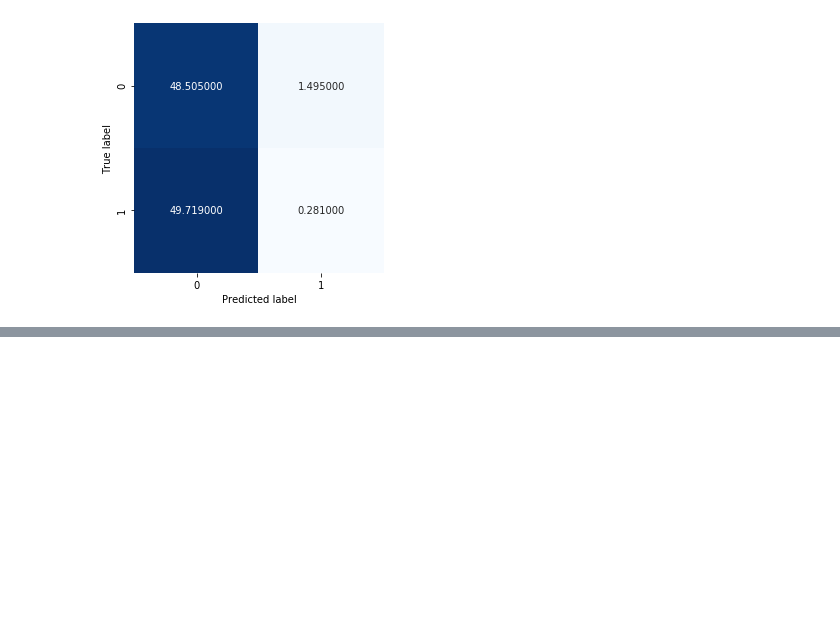
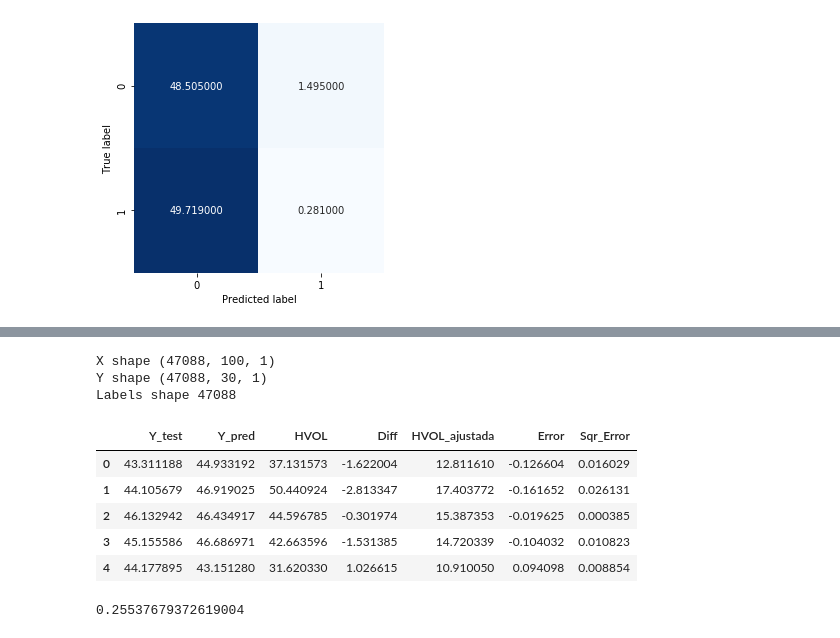
Before and after one commit to TFM-UAH/uah, a Jupyter notebook: ml/lstm/LSTM_Testing.ipynb, the cells around one changed output, grey strips where cells are left out. Saved outputs shown, nothing was run; the diff lists cells and outputs as text; code cells hidden in the pictures; blank space fills up the shorter version.

Commit message:
metrica LSTM

```diff
--- a/ml/lstm/LSTM_Testing.ipynb
+++ b/ml/lstm/LSTM_Testing.ipynb
@@ -258,0 +265,55 @@ plot_confusion_matrix(y_pred, y_test)
+# %%
+df_test = pd.read_feather("/home/benayas/datasets/lstm/test/test.feather")
+X = []
+y = []
+actual_labels = []
+for s, group in df_test.groupby('SYMBOL'):
+    X_t, y_t, labels = processData( group, look_back, forward_days, jump=num_periods, scale=False, label=True)
+    X = X + X_t
+    y = y + y_t
+    actual_labels = actual_labels + labels
+
+X_test = np.array(X)
+y_test = np.array(y)
+print('X shape {0}'.format(X_test.shape))
+print('Y shape {0}'.format(y_test.shape))
+print('Labels shape {0}'.format(len(actual_labels)))
+# %% [output]
+X shape (47088, 100, 1)
+Y shape (47088, 30, 1)
+Labels shape 47088
+# %%
+pred_values = []
+test_values = []
+hvol = []
+for i in tqdm(range(0,len(X_test))):
+    scl = MinMaxScaler()
+    scl.fit(X_test[i])
+    scl.fit(y_test[i])
+    d = scl.transform( X_test[i] )
+    y_pred = model.predict( d.reshape(1,d.shape[0],1) )
+    y_pred = y_pred.reshape(-1,1)
+    y_pred = scl.inverse_transform(y_pred.reshape(-1,1))
+    pred_values.append(y_pred[-1:][0])
+    test_values.append(y_test[i][-1:][0])
+    hvol.append(actual_labels[i]['HVOL'])
+# %%
+df_diferencias = pd.DataFrame({'Y_test':[x[0] for x in pred_values], 'Y_pred':[x[0] for x in test_values], 'HVOL':[x for x in hvol]})
+df_diferencias['Diff'] = df_diferencias['Y_test'] - df_diferencias['Y_pred'] # Diferencia en dolares
+df_diferencias['HVOL_ajustada'] = np.sqrt(forward_days) * df_diferencias['HVOL'] / np.sqrt(252) # Volatilidad anualizada ajustada a 30 dias
+df_diferencias['Error'] = df_diferencias['Diff'] / df_diferencias['HVOL_ajustada'] # Numero de volatilidades/desviaciones estándar de error
+df_diferencias['Sqr_Error'] = np.square(df_diferencias['Diff'] / df_diferencias['HVOL_ajustada']) # Cuadrado de los errores
+# %%
+df_diferencias.head()
+# %% [output]
+|  | Y_test | Y_pred | HVOL | Diff | HVOL_ajustada | Error | Sqr_Error |
+| 0 | 43.311188 | 44.933192 | 37.131573 | -1.622004 | 12.811610 | -0.126604 | 0.016029 |
+| 1 | 44.105679 | 46.919025 | 50.440924 | -2.813347 | 17.403772 | -0.161652 | 0.026131 |
+| 2 | 46.132942 | 46.434917 | 44.596785 | -0.301974 | 15.387353 | -0.019625 | 0.000385 |
+| 3 | 45.155586 | 46.686971 | 42.663596 | -1.531385 | 14.720339 | -0.104032 | 0.010823 |
+| 4 | 44.177895 | 43.151280 | 31.620330 | 1.026615 | 10.910050 | 0.094098 | 0.008854 |
+# %%
+# Squared Root Mean Error
+np.sqrt(df_diferencias['Sqr_Error'].mean())
+# %% [output]
+0.25537679372619004
```
Also changed, not shown: parts of 1 cell of this notebook.
